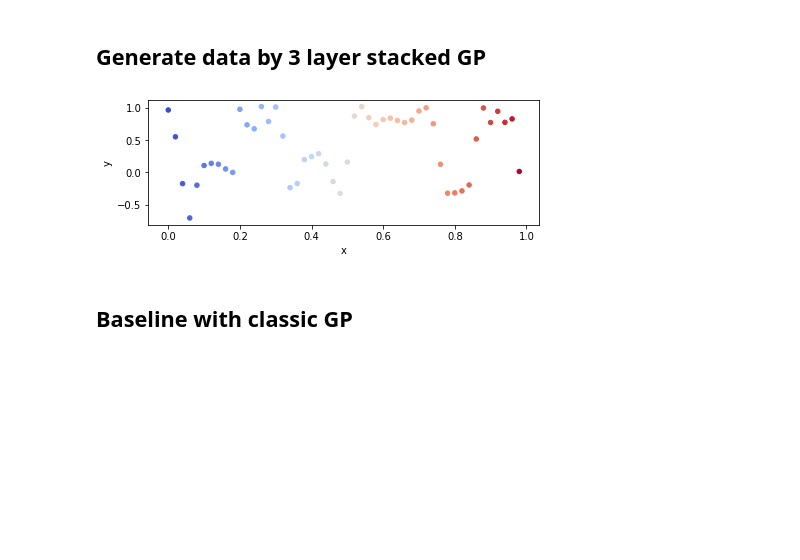
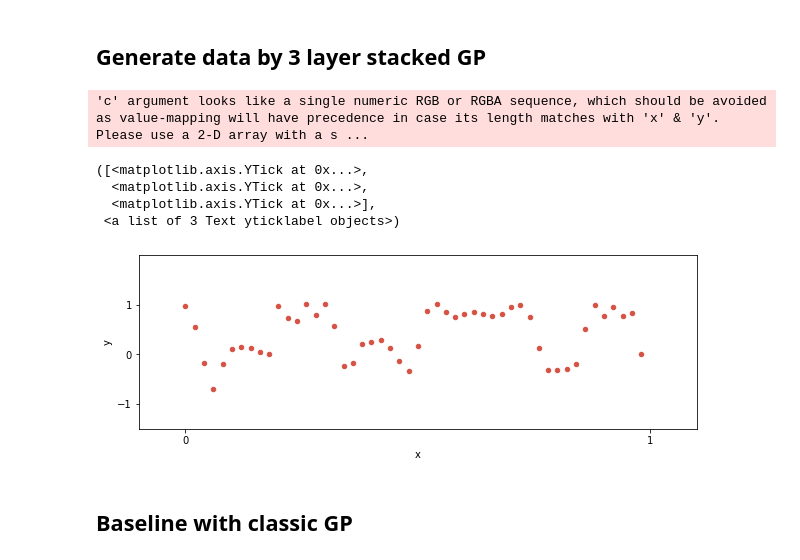
Before and after one commit to vogi23/VM2-Code, a Jupyter notebook: project/08_DeepGP.ipynb, the cells around one changed output. Cells and saved outputs as stored; diff of their text form; code cells hidden in the pictures; blank space fills up the shorter version.

Commit message:
Optimize plots for report

```diff
--- a/project/08_DeepGP.ipynb
+++ b/project/08_DeepGP.ipynb
@@ -159,21 +159,30 @@ def plot_model(m):
 # %%
 N = 50
 np.random.seed(1)
 X = np.arange(0,N).reshape(-1,1) / N
 kern1 = GPy.kern.RBF(1, variance=1, lengthscale=0.2) + GPy.kern.White(1, variance=0.0001)
 kern2 = GPy.kern.RBF(1, variance=1, lengthscale=0.2) + GPy.kern.White(1, variance=0.0001)
 kern3 = GPy.kern.RBF(1, variance=1, lengthscale=0.5) + GPy.kern.White(1, variance=0.0001)
 f1 = np.random.multivariate_normal(mean=np.zeros(N), cov=kern1.K(X)).reshape(-1,1)
 f2 = np.random.multivariate_normal(mean=np.zeros(N), cov=kern2.K(f1)).reshape(-1,1)
 y = np.random.multivariate_normal(mean=np.zeros(N), cov=kern3.K(f2)).reshape(-1,1)
 
 plt.rcParams['image.cmap'] = 'coolwarm'
 c1 = X.copy().reshape(-1,1)
 
-plt.figure(figsize=(7,2.3)); plt.xlabel('x'); plt.ylabel('y')
-plt.scatter(X, y, c=c1, s=20);
+plt.figure(figsize=(10,3.2)); plt.xlabel('x'); plt.ylabel('y')
+plt.scatter(X, y, c=cm.coolwarm(0.9), s=20);
+plt.xlim(-0.1,1.1)
+plt.ylim(-1.5,2)
+plt.xticks([0,1])
+plt.yticks([-1,0,1])
 # %% [output]
+'c' argument looks like a single numeric RGB or RGBA sequence, which should be avoided as value-mapping will have precedence in case its length matches with 'x' & 'y'.  Please use a 2-D array with a s ...
+([<matplotlib.axis.YTick at 0x...>,
+  <matplotlib.axis.YTick at 0x...>,
+  <matplotlib.axis.YTick at 0x...>],
+ <a list of 3 Text yticklabel objects>)
-[figure, old version]
+[figure, new version]
 # %% [markdown]
 ## Baseline with classic GP
 # %%
```
Also changed, not shown: parts of 13 cells of this notebook, 1 other file.
